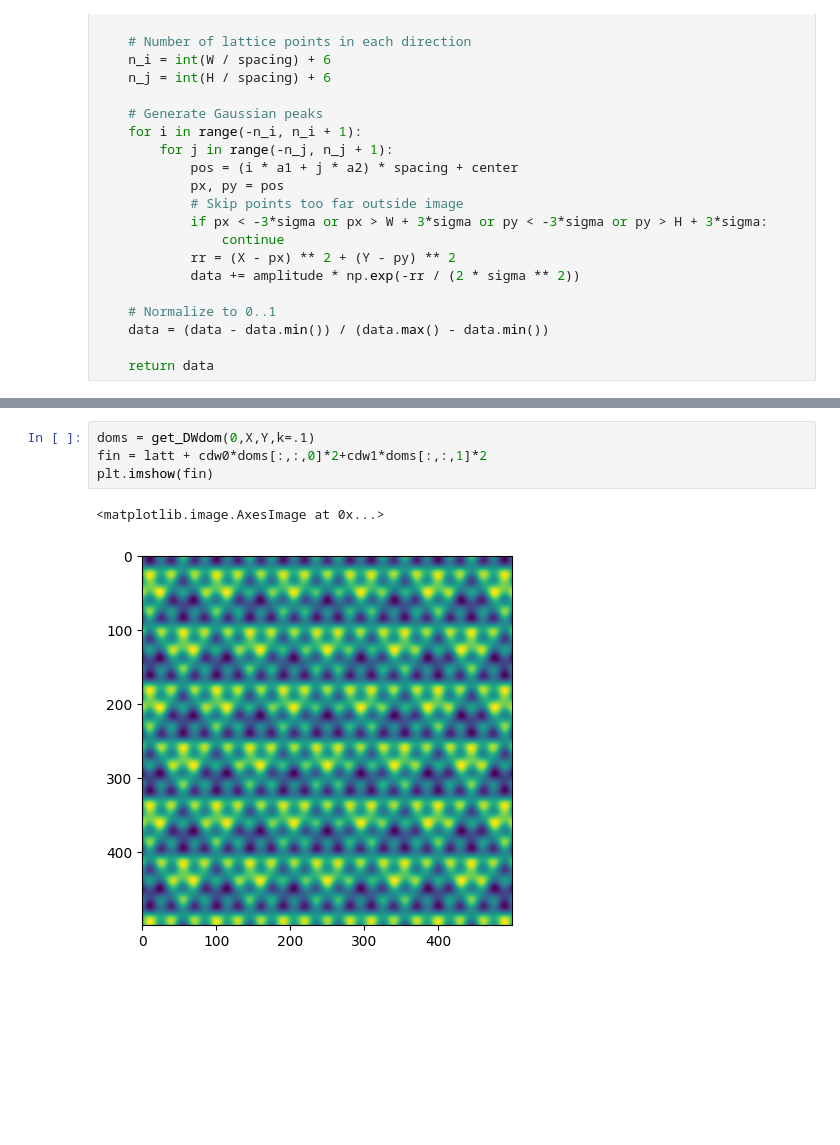
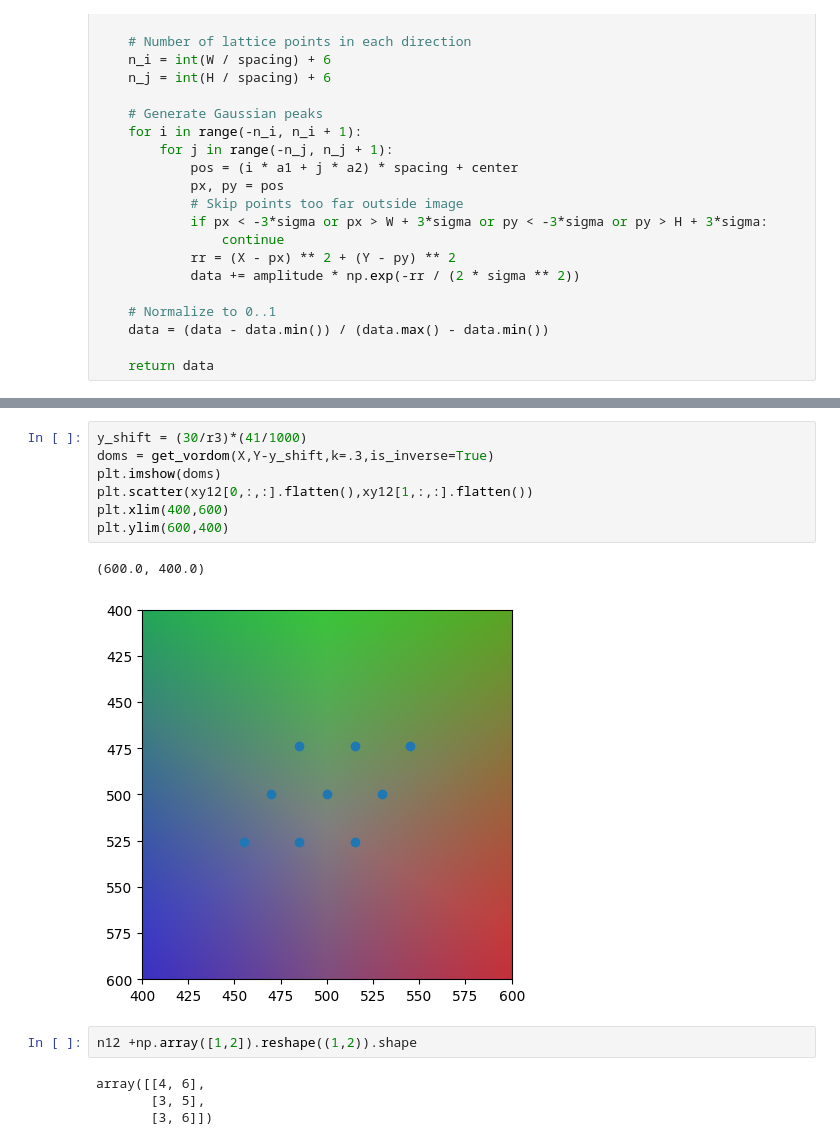
Before and after one commit to Potdooshami/2H_TaSe2_Tc_STM, a Jupyter notebook: G03_define_domain.ipynb, the cells around one changed output, grey strips where cells are left out. Cells and saved outputs as stored; diff of their text form; blank space fills up the shorter version.

```diff
--- a/G03_define_domain.ipynb
+++ b/G03_define_domain.ipynb
@@ -161,7 +188,16 @@ plt.axvline(W/2)
-# %%
-doms = get_DWdom(0,X,Y,k=.1)
-fin = latt + cdw0*doms[:,:,0]*2+cdw1*doms[:,:,1]*2
-plt.imshow(fin)
-# %% [output]
-<matplotlib.image.AxesImage at 0x...>
-[figure, removed]
+# %%
+y_shift = (30/r3)*(41/1000)
+doms = get_vordom(X,Y-y_shift,k=.3,is_inverse=True)
+plt.imshow(doms)
+plt.scatter(xy12[0,:,:].flatten(),xy12[1,:,:].flatten())
+plt.xlim(400,600)
+plt.ylim(600,400)
+# %% [output]
+(600.0, 400.0)
+[figure, added]
+# %%
+n12 +np.array([1,2]).reshape((1,2)).shape
+# %% [output]
+array([[4, 6],
+       [3, 5],
+       [3, 6]])
```
Also changed, not shown: parts of 8 cells of this notebook, 2 other files.
